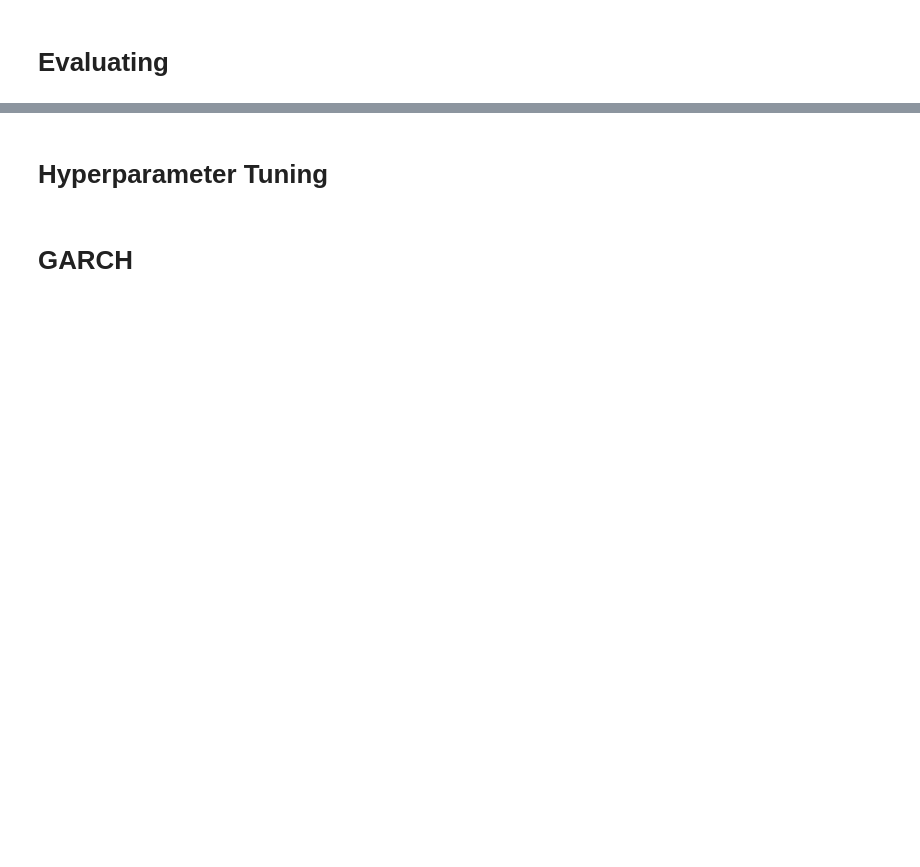
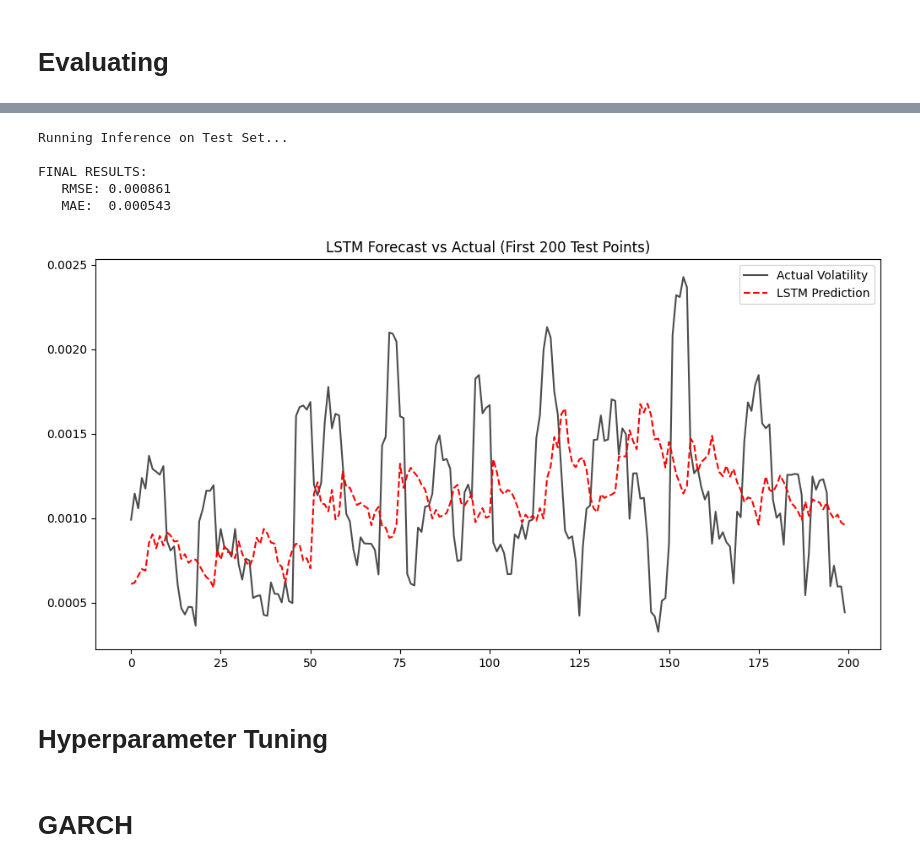
Before and after one commit to yichichandesu/short-term-volatility, a Jupyter notebook: LSTM_Model.ipynb, the cells around one changed output, grey strips where cells are left out. Drawn from its saved outputs; the diff is of its cells as text; code cells hidden in the pictures; blank space fills up the shorter version.

```diff
--- a/LSTM_Model.ipynb
+++ b/LSTM_Model.ipynb
@@ -747,3 +740,17 @@ preds, acts = evaluate_and_plot(model, test_dl)
+# %%
+# RUN ETH RESULTS
+# 1. Load the best saved model
+model.load_state_dict(torch.load("eth_best_lstm_model.pth"))
+
+# 2. Evaluate
+preds, acts = evaluate_and_plot(model, eth_test_dl)
+# %% [output]
+Running Inference on Test Set...
+
+FINAL RESULTS:
+   RMSE: 0.000861
+   MAE:  0.000543
+[figure, added]
 # %% [markdown]
 # Hyperparameter Tuning
 # %%
```
Also changed, not shown: parts of 18 cells of this notebook.
